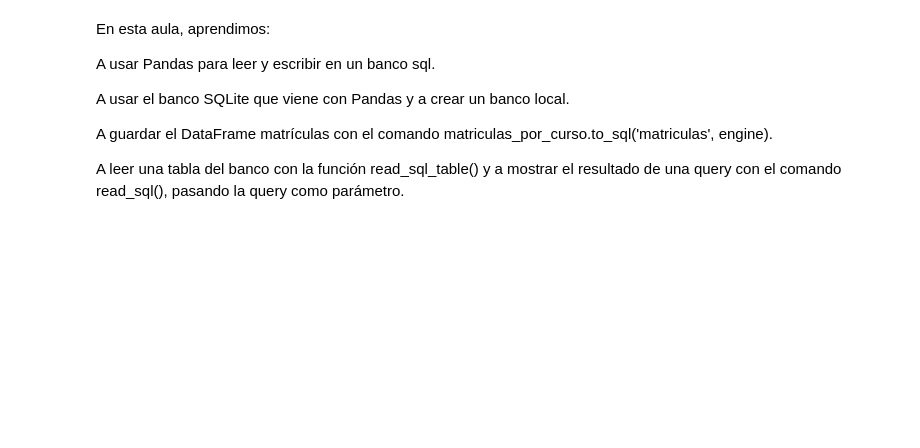
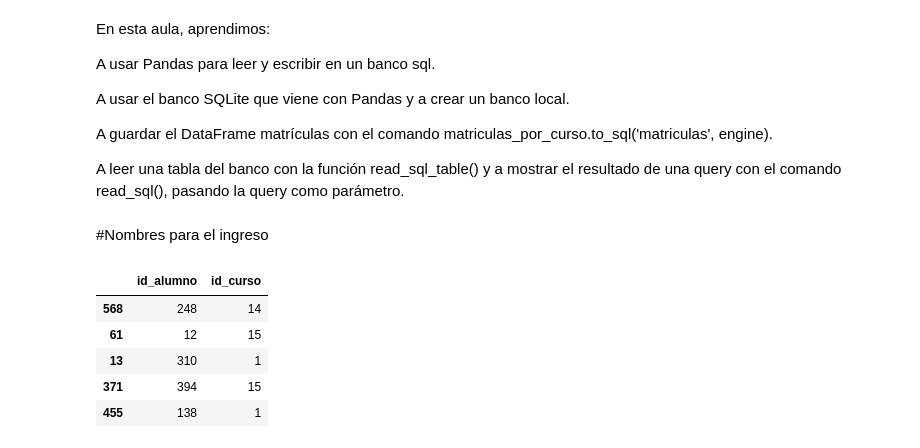
Before and after one commit to AdrianCPC/DS_Students_data_01, a Jupyter notebook: Capitulo1.ipynb, the cells around one changed output. Cells and saved outputs as stored; diff of their text form; code cells hidden in the pictures; blank space fills up the shorter version.

```diff
--- a/Capitulo1.ipynb
+++ b/Capitulo1.ipynb
@@ -437,3 +437,14 @@ A usar el banco SQLite que viene con Pandas y a crear un banco local.
 A guardar el DataFrame matrículas con el comando matriculas_por_curso.to_sql('matriculas', engine).
 
 A leer una tabla del banco con la función read_sql_table() y a mostrar el resultado de una query con el comando read_sql(), pasando la query como parámetro.
+# %% [markdown]
+#Nombres para el ingreso
+# %%
+matriculas.sample(5)
+# %% [output]
+|  | id_alumno | id_curso |
+| 568 | 248 | 14 |
+| 61 | 12 | 15 |
+| 13 | 310 | 1 |
+| 371 | 394 | 15 |
+| 455 | 138 | 1 |
```
Also changed, not shown: parts of 12 cells of this notebook.
